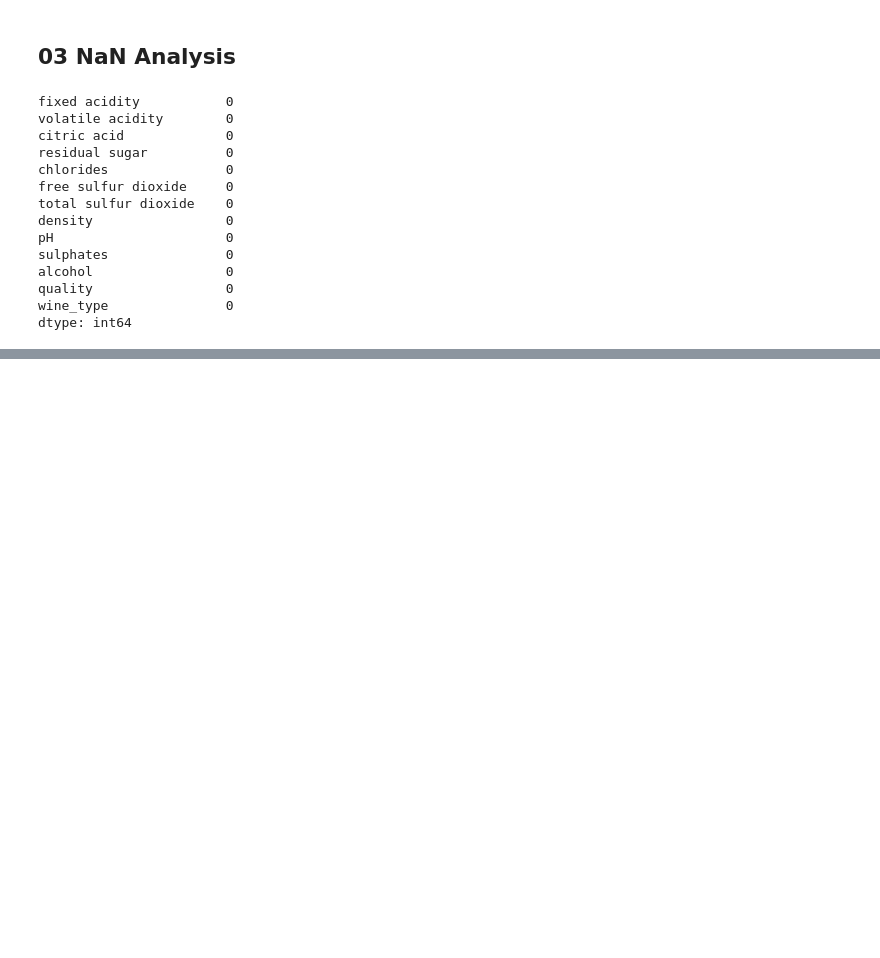
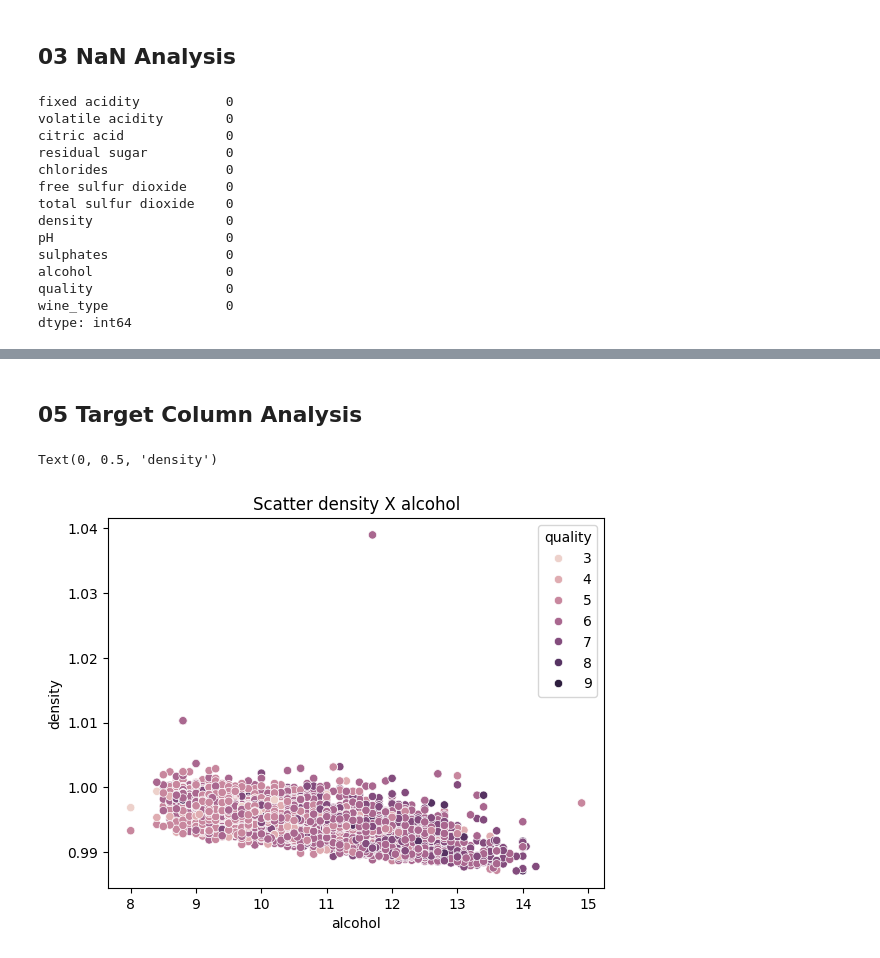
Before and after one commit to iSencha/data-analysis-project-wine, a Jupyter notebook: DataAnalysisProjectWine.ipynb, the cells around one changed output, grey strips where cells are left out. Drawn from its saved outputs; the diff is of its cells as text; code cells hidden in the pictures; blank space fills up the shorter version.

```diff
--- a/DataAnalysisProjectWine.ipynb
+++ b/DataAnalysisProjectWine.ipynb
@@ -116,0 +166,10 @@ dtype: int64
+# %% [markdown]
+## 05 Target Column Analysis
+# %%
+sns.scatterplot(data=df, x="alcohol", y="density", hue="quality")
+plt.title("Scatter density X alcohol")
+plt.xlabel("alcohol")
+plt.ylabel("density")
+# %% [output]
+Text(0, 0.5, 'density')
+[figure, added]
```
Also changed, not shown: parts of 20 cells of this notebook.
